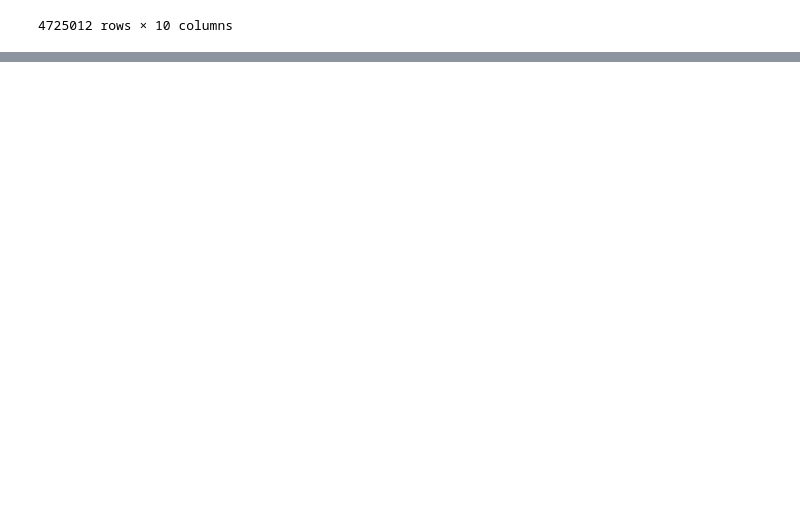
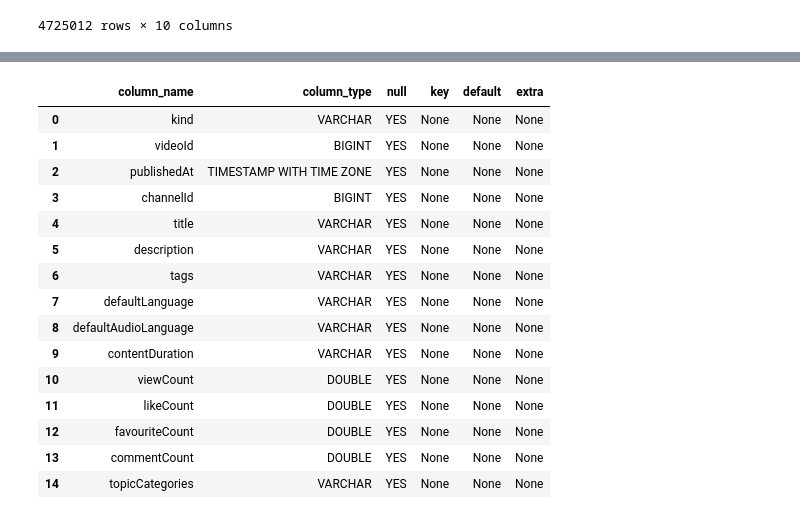
Before and after one commit to SALeeWenLing/loreal_datathon, a Jupyter notebook: duck.ipynb, the cells around one changed output, grey strips where cells are left out. Cells and saved outputs as stored; diff of their text form; code cells hidden in the pictures; blank space fills up the shorter version.

```diff
--- a/duck.ipynb
+++ b/duck.ipynb
@@ -104,0 +124,19 @@ conn.sql('select * from comments').df()
+# %%
+conn.sql('describe videos').df()
+# %% [output]
+|  | column_name | column_type | null | key | default | extra |
+| 0 | kind | VARCHAR | YES | None | None | None |
+| 1 | videoId | BIGINT | YES | None | None | None |
+| 2 | publishedAt | TIMESTAMP WITH TIME ZONE | YES | None | None | None |
+| 3 | channelId | BIGINT | YES | None | None | None |
+| 4 | title | VARCHAR | YES | None | None | None |
+| 5 | description | VARCHAR | YES | None | None | None |
+| 6 | tags | VARCHAR | YES | None | None | None |
+| 7 | defaultLanguage | VARCHAR | YES | None | None | None |
+| 8 | defaultAudioLanguage | VARCHAR | YES | None | None | None |
+| 9 | contentDuration | VARCHAR | YES | None | None | None |
+| 10 | viewCount | DOUBLE | YES | None | None | None |
+| 11 | likeCount | DOUBLE | YES | None | None | None |
+| 12 | favouriteCount | DOUBLE | YES | None | None | None |
+| 13 | commentCount | DOUBLE | YES | None | None | None |
+| 14 | topicCategories | VARCHAR | YES | None | None | None |
```
Also changed, not shown: parts of 9 cells of this notebook.
